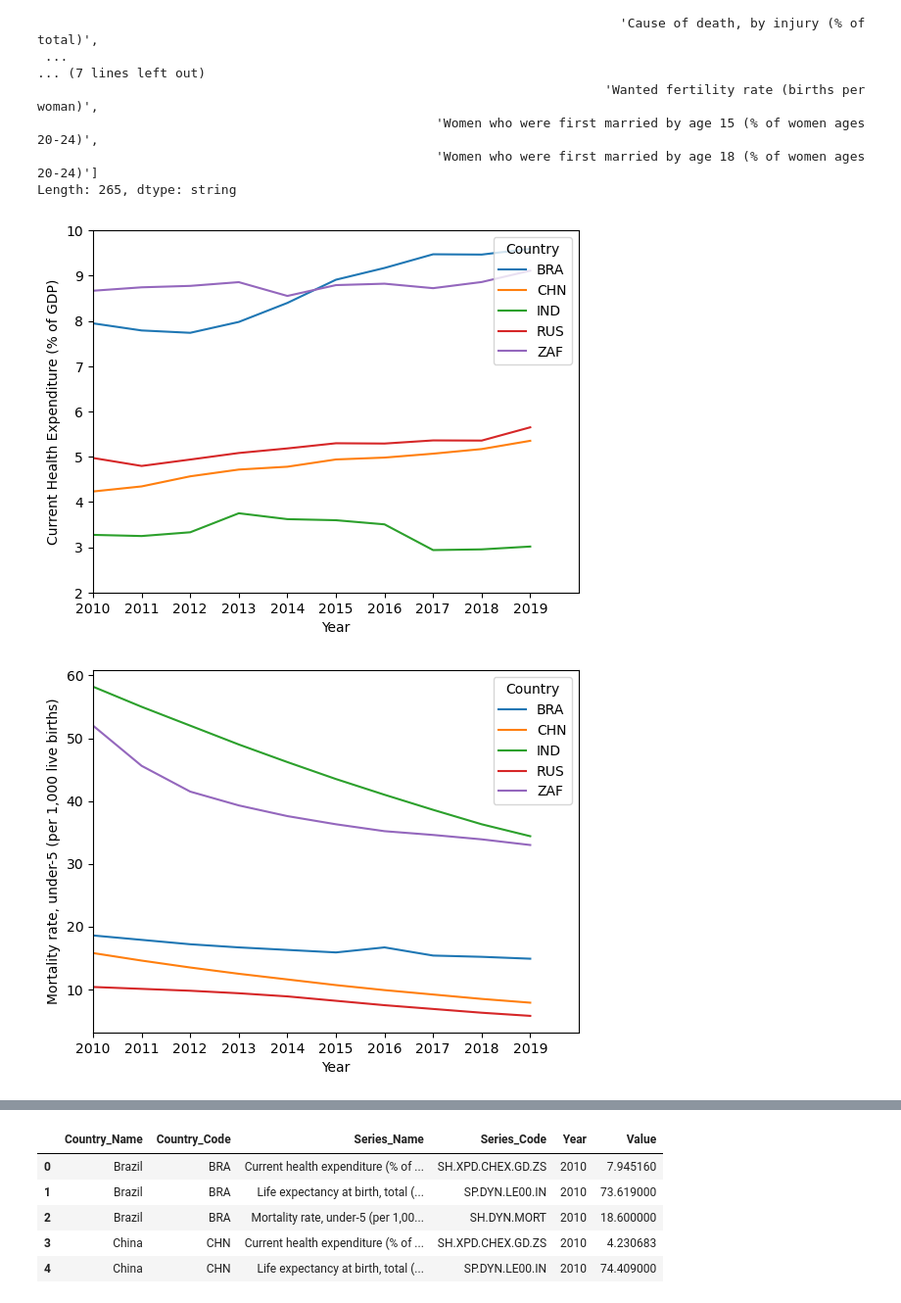
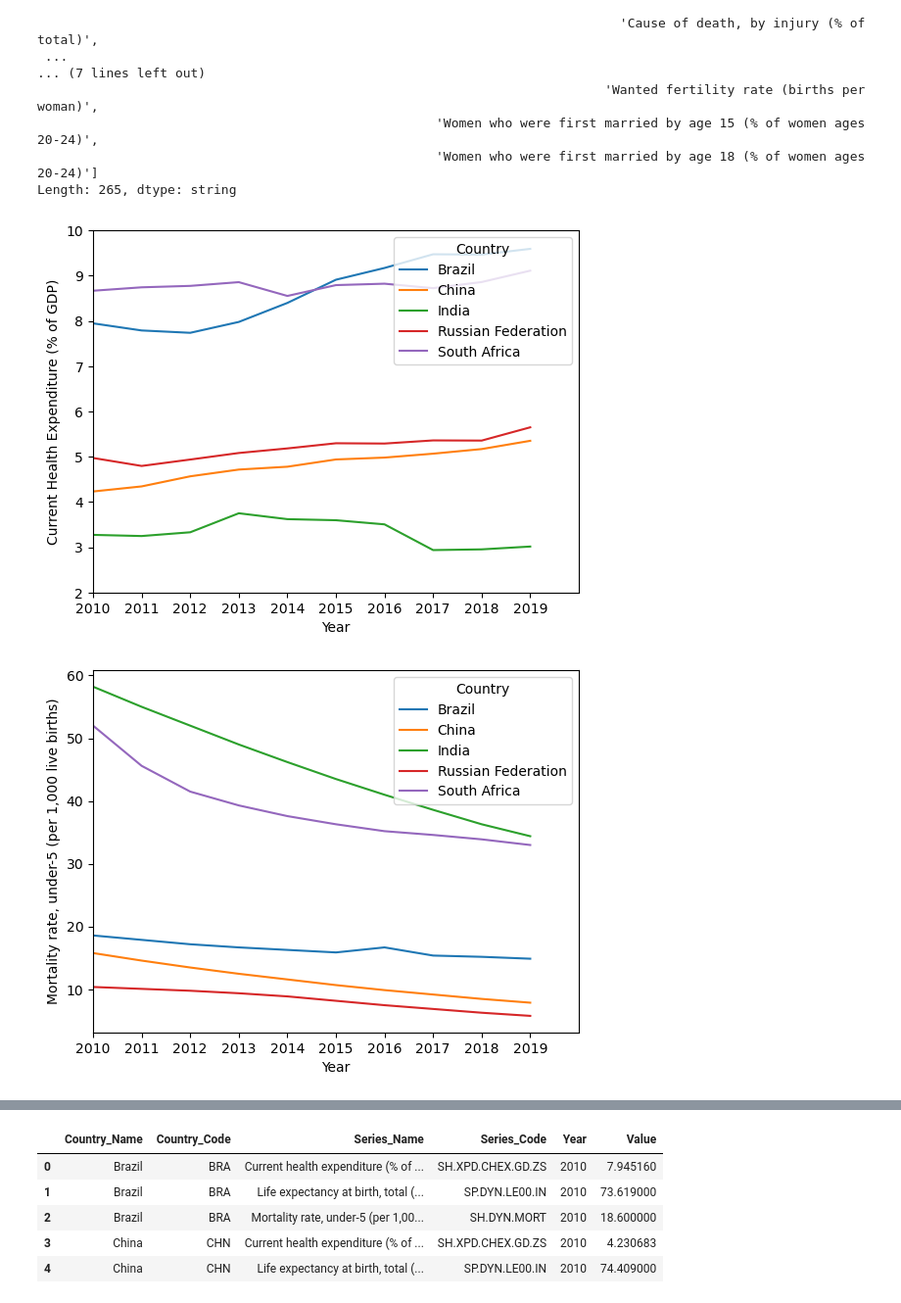
Before and after one commit to SArjaGit/BRICS_Project, a Jupyter notebook: Debasis/Health_Poverty.ipynb, the cells around one changed output, grey strips where cells are left out. Shown at 98% size. Saved outputs shown, nothing was run; the diff lists cells and outputs as text; code cells hidden in the pictures.

Commit message:
Create series and country dictionary

```diff
--- a/Debasis/Health_Poverty.ipynb
+++ b/Debasis/Health_Poverty.ipynb
@@ -257,3 +257,13 @@ None
 |  | Country_Name | Country_Code | Series_Name | Series_Code | Year | Value |
 | 0 | Brazil | BRA | Access to clean fuels and technol... | EG.CFT.ACCS.ZS | 2010 | 94.0 |
 ... (3 outputs left out)
+# %%
+# Concat all dataframes and collect global data
+
+merged_all_df = pd.concat([economy_final_df, education_environment_final_df, health_poverty_final_df, private_sector_final_df, public_sector_final_df])
+
+# Series dictionary to map Series_Code to Series_Name
+dict_series = dict(merged_all_df[['Series_Code', 'Series_Name']].drop_duplicates().reset_index(drop=True).values)
+
+# Countries dictionary to map Country_Code to Country_Name
+dict_countries = dict(merged_all_df[['Country_Code', 'Country_Name']].drop_duplicates().reset_index(drop=True).values)
@@ -280,31 +292,31 @@ Length: 265, dtype: string
 # %%
 # Current health expenditure (% of GDP)
 current_health_expenditure = health_poverty_final_df.loc[health_poverty_final_df['Series_Code'] == 'SH.XPD.CHEX.GD.ZS'].reset_index(drop=True)
 
 min_floor_current_health_expenditure = np.floor(current_health_expenditure['Value'].min())
 max_ceil_current_health_expenditure = np.ceil(current_health_expenditure['Value'].max())
 
 for country in current_health_expenditure['Country_Code'].unique():
     country_data = current_health_expenditure.loc[current_health_expenditure['Country_Code'] == country]
-    plt.plot(country_data['Year'], country_data['Value'], label=country)
+    plt.plot(country_data['Year'], country_data['Value'], label=dict_countries[country])
 
 plt.legend(title="Country", loc="upper right")
 plt.xticks(np.arange(start_year, end_year + 1, 1))
 plt.xlim(start_year, end_year + 1)
 plt.ylim(min_floor_current_health_expenditure, max_ceil_current_health_expenditure)
 plt.xlabel("Year")
 plt.ylabel("Current Health Expenditure (% of GDP)")
 
 plt.show()
 # %% [output]
-[figure, old version]
+[figure, new version]
 # %%
 # Mortality rate, under-5 (per 1,000 live births)
 mortality_rate = health_poverty_final_df.loc[health_poverty_final_df['Series_Code'] == 'SH.DYN.MORT'].reset_index(drop=True)
 
 for country in mortality_rate['Country_Code'].unique():
     country_data = mortality_rate.loc[mortality_rate['Country_Code'] == country]
-    plt.plot(country_data['Year'], country_data['Value'], label=country)
+    plt.plot(country_data['Year'], country_data['Value'], label=dict_countries[country])
 
 plt.legend(title="Country", loc="upper right")
 plt.xticks(np.arange(start_year, end_year + 1, 1))
@@ -314,7 +326,7 @@ plt.ylabel("Mortality rate, under-5 (per 1,000 live births)")
 
 plt.show()
 # %% [output]
-[figure, old version]
+[figure, new version]
 # %%
 # Life expectancy at birth, total (years)
 life_expectancy = health_poverty_final_df.loc[health_poverty_final_df['Series_Code'] == 'SP.DYN.LE00.IN'].reset_index(drop=True)
```
Also changed, not shown: parts of 5 cells of this notebook.
